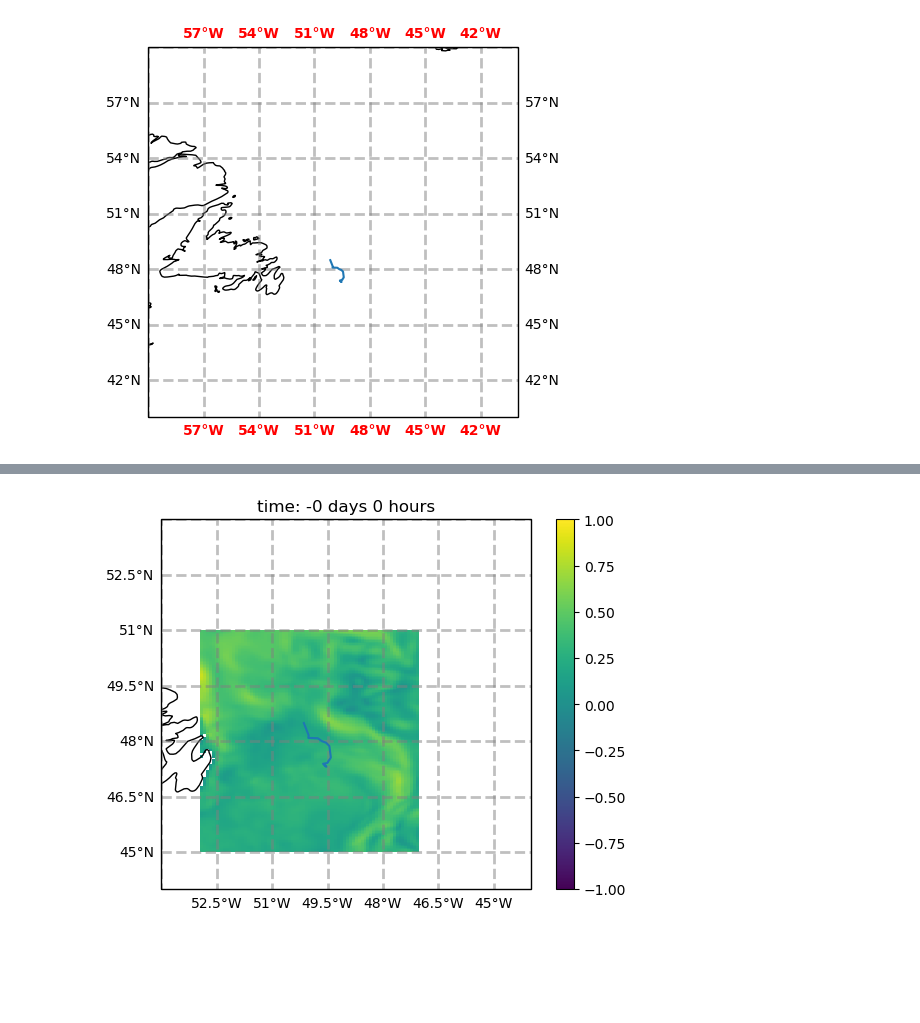
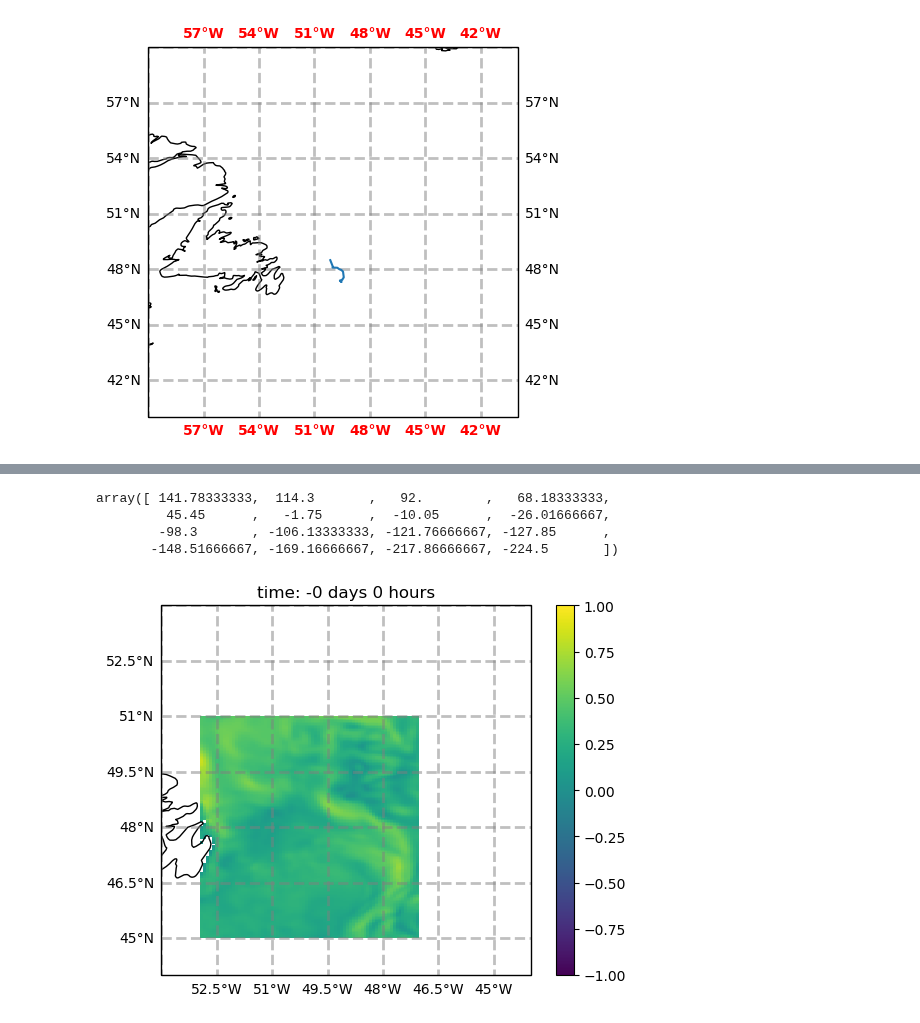
Before and after one commit to evankielley/IceDEF, a Jupyter notebook: notebooks/model_notebook.ipynb, the cells around one changed output, grey strips where cells are left out. Saved outputs shown, nothing was run; the diff lists cells and outputs as text; code cells hidden in the pictures; blank space fills up the shorter version.

```diff
--- a/notebooks/model_notebook.ipynb
+++ b/notebooks/model_notebook.ipynb
@@ -412,40 +402,67 @@ real_berg_track['LONGITUDE'], real_berg_track['LATITUDE']
+# %%
+rbt_hours_arr = pd.DatetimeIndex(real_berg_track.time).hour
+# %%
+rbt_minutes_arr = pd.DatetimeIndex(real_berg_track.time).minute
+# %%
+def rbt_hours_since(days_arr, hours_arr, mins_arr):
+    days_arr = days_arr - days_arr[0]  # must be same month
+    rbt_hours_since = np.empty(days_arr.size)
+    for i in range(rbt_hours_since.size):
+        rbt_hours_since[i] = days_arr[i]*24 + hours_arr[i] + mins_arr[i]/60
+    return rbt_hours_since
+# %%
+rbt_hours_since_arr = rbt_hours_since(rbt_days_arr, rbt_hours_arr, rbt_minutes_arr)
+# %%
+glb_times[50] - rbt_hours_since_arr
+# %% [output]
+array([ 141.78333333,  114.3       ,   92.        ,   68.18333333,
+         45.45      ,   -1.75      ,  -10.05      ,  -26.01666667,
+        -98.3       , -106.13333333, -121.76666667, -127.85      ,
+       -148.51666667, -169.16666667, -217.86666667, -224.5       ])
 # %%
-#fig, ax = plt.subplots()
-
 fig = plt.figure()
 ax = plt.axes(projection=ccrs.PlateCarree())
 ax.set_extent([-54, -44, 44, 54], ccrs.PlateCarree())
 #ax.stock_img()
 ax.coastlines('50m')
 gl = ax.gridlines(crs=ccrs.PlateCarree(), draw_labels=True,
                   linewidth=2, color='gray', alpha=0.5, linestyle='--')
 gl.xlabels_top = False
 gl.ylabels_right = False
-#gl.xlines = False
-#gl.xlocator = mticker.FixedLocator([-180, -45, 0, 45, 180])
 gl.xformatter = LONGITUDE_FORMATTER
 gl.yformatter = LATITUDE_FORMATTER
-#gl.xlabel_style = {'size': 15, 'color': 'gray'}
-#gl.xlabel_style = {'color': 'red', 'weight': 'bold'}
-ax.plot(real_berg_track['LONGITUDE'], real_berg_track['LATITUDE'])
 
-line, = plt.plot(0,0.5,'o')
+#ax.plot(real_berg_track['LONGITUDE'], real_berg_track['LATITUDE'])
+
+line, = plt.plot(real_berg_track.LONGITUDE.values[0], real_berg_track.LATITUDE.values[0], 'o')
 im = plt.imshow(water_mag[0,:,:], extent=[glb_lons[0], glb_lons[-1], glb_lats[0], glb_lats[-1]],
                 origin = 'lower', vmin = -1, vmax = 1)
 plt.colorbar()
 title = plt.title('')
+
+
 def animate(i):
-    #line.set_ydata(i)
-    #return line
+
     im.set_data(water_mag[i,:,:])
+
     time = glb_times[i]
     days = time//24
     hours = time%24
+    diff = abs(time - rbt_hours_since_arr)
+
+    if any(diff) <= 3:
+        k = np.where(diff <= 3)[0]
+        line.set_data(real_berg_track.LONGITUDE.values[k], real_berg_track.LATITUDE.values[k])
+        ax.plot(real_berg_track.LONGITUDE.values[k], real_berg_track.LATITUDE.values[k], marker='o')
+
+
     title.set_text('time: {:.0f} days {:.0f} hours'.format(days, hours))
-    return im, title
+
+    return im, title, line
+
 anim = FuncAnimation(fig, animate, frames=100)
 # %% [output]
-[figure, old version]
+[figure, new version]
 # %%
 HTML(anim.to_html5_video())
 # %% [output]
```
Also changed, not shown: parts of 4 cells of this notebook.
